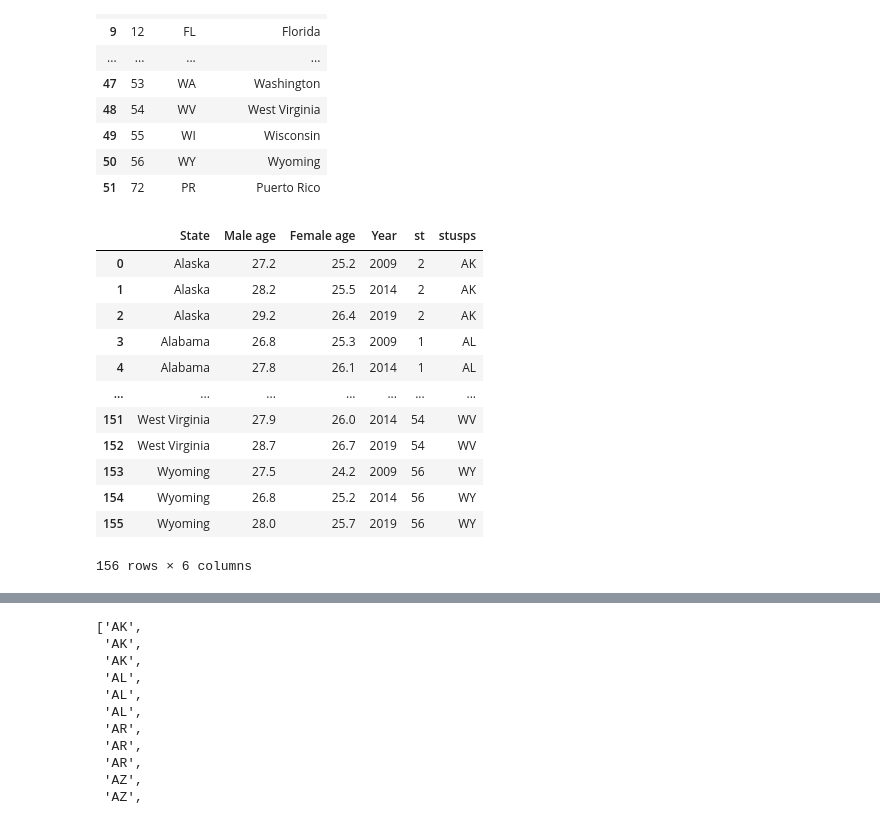
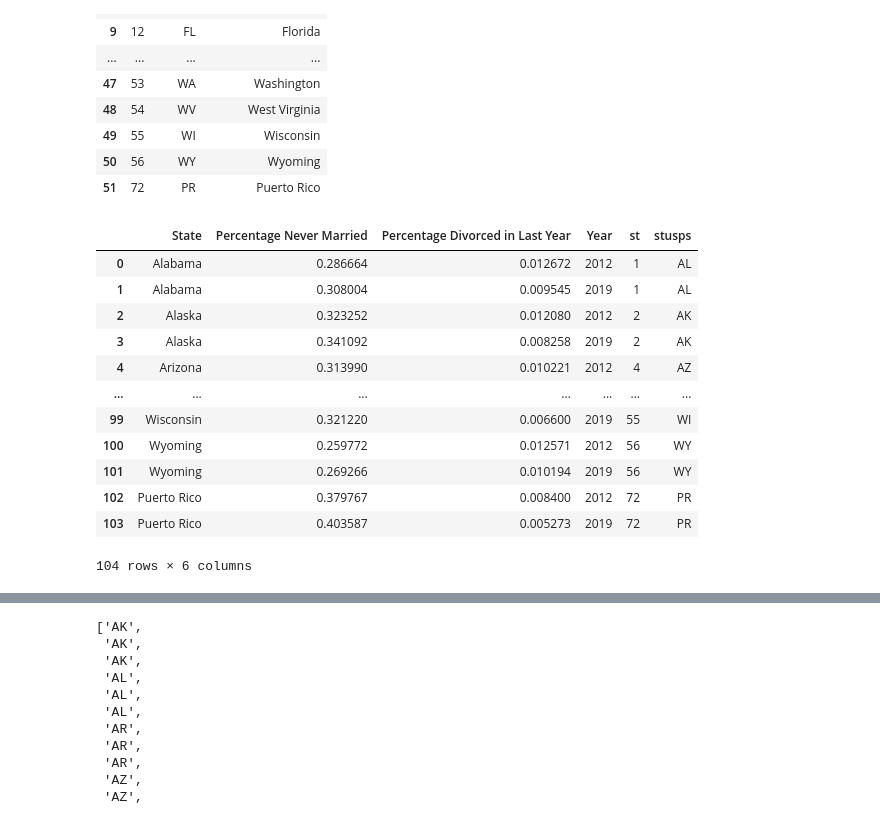
Before and after one commit to asmit-a/pic-16b-project, a Jupyter notebook: mapmaking attempts.ipynb, the cells around one changed output, grey strips where cells are left out. Cells and saved outputs as stored; diff of their text form; code cells hidden in the pictures.

```diff
--- a/mapmaking attempts.ipynb
+++ b/mapmaking attempts.ipynb
@@ -130,7 +162,29 @@ household_type = get_tables(['B11001_001E', 'B11001_002E','B11001_003E','B11001_
+# %%
+mc_percentage = household_type["Married-couple Family"] / household_type["Total"]
+year = household_type["Year"]
+state = household_type["State"]
+
+household_mc_percentage = pd.DataFrame({
+    'State': state,
+    'Married-couple Family Percentage': mc_percentage,
+    'Year': year
+})
 # %%
 divorces = get_tables(['B12503_001E','B12503_003E','B12503_005E','B12503_006E','B12503_008E','B12503_010E','B12503_011E'],
                       ['Total','Male Never Married', 'Male Married; Divorced Last Year', 'Male Married; Not Divorced Last Year','Female Never Married','Female Married; Divorced Last Year','Female Married; Not Divorced Last Year'],
                       [2012, 2019])
+# %%
+div_percentage = (divorces["Male Married; Divorced Last Year"] + divorces["Female Married; Divorced Last Year"]) / divorces["Total"]
+nm_percentage = (divorces["Male Never Married"] + divorces["Female Never Married"]) / divorces["Total"]
+year = divorces["Year"]
+state = divorces["State"]
+
+divorce_percentage = pd.DataFrame({
+    'State': state,
+    'Percentage Never Married': nm_percentage,
+    'Percentage Divorced in Last Year': div_percentage,
+    'Year': year
+})
 # %%
 divorces
 # %% [output]
@@ -335,18 +240,20 @@ fips
 | 51 | 72 | PR | Puerto Rico |
 # %%
 marriage = pd.merge(marriage, fips, on = ["State"])
-marriage
+household = pd.merge(household_mc_percentage, fips, on = ["State"])
+divorce = pd.merge(divorce_percentage, fips, on = ["State"])
+divorce
 # %% [output]
-|  | State | Male age | Female age | Year | st | stusps |
-| 0 | Alaska | 27.2 | 25.2 | 2009 | 2 | AK |
-| 1 | Alaska | 28.2 | 25.5 | 2014 | 2 | AK |
-| 2 | Alaska | 29.2 | 26.4 | 2019 | 2 | AK |
-| 3 | Alabama | 26.8 | 25.3 | 2009 | 1 | AL |
-| 4 | Alabama | 27.8 | 26.1 | 2014 | 1 | AL |
+|  | State | Percentage Never Married | Percentage Divorced in Last Year | Year | st | stusps |
+| 0 | Alabama | 0.286664 | 0.012672 | 2012 | 1 | AL |
+| 1 | Alabama | 0.308004 | 0.009545 | 2019 | 1 | AL |
+| 2 | Alaska | 0.323252 | 0.012080 | 2012 | 2 | AK |
+| 3 | Alaska | 0.341092 | 0.008258 | 2019 | 2 | AK |
+| 4 | Arizona | 0.313990 | 0.010221 | 2012 | 4 | AZ |
 | ... | ... | ... | ... | ... | ... | ... |
-| 151 | West Virginia | 27.9 | 26.0 | 2014 | 54 | WV |
-| 152 | West Virginia | 28.7 | 26.7 | 2019 | 54 | WV |
-| 153 | Wyoming | 27.5 | 24.2 | 2009 | 56 | WY |
-| 154 | Wyoming | 26.8 | 25.2 | 2014 | 56 | WY |
-| 155 | Wyoming | 28.0 | 25.7 | 2019 | 56 | WY |
+| 99 | Wisconsin | 0.321220 | 0.006600 | 2019 | 55 | WI |
+| 100 | Wyoming | 0.259772 | 0.012571 | 2012 | 56 | WY |
+| 101 | Wyoming | 0.269266 | 0.010194 | 2019 | 56 | WY |
+| 102 | Puerto Rico | 0.379767 | 0.008400 | 2012 | 72 | PR |
+| 103 | Puerto Rico | 0.403587 | 0.005273 | 2019 | 72 | PR |
-156 rows × 6 columns
+104 rows × 6 columns
```
Also changed, not shown: parts of 32 cells of this notebook, 10 other files.
